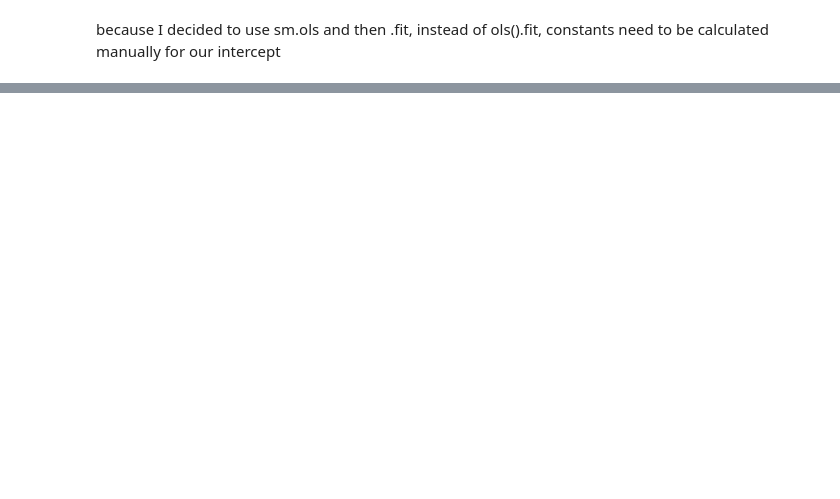
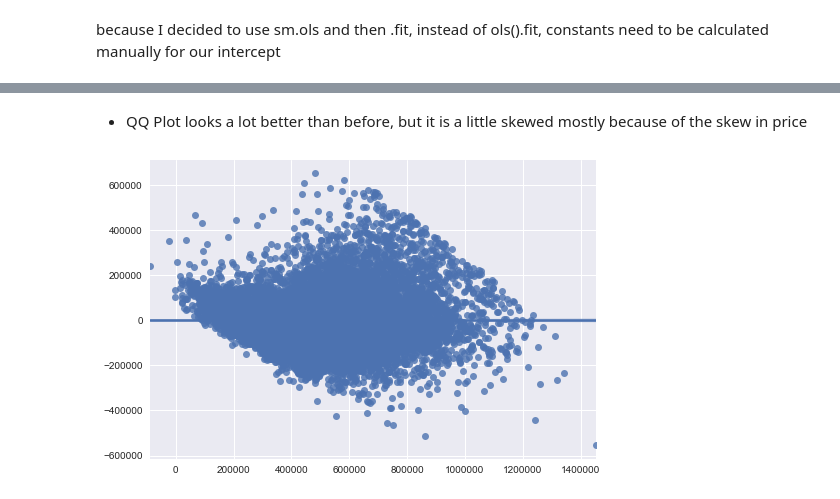
Before and after one commit to alimahzoon/King-County-House-Sales, a Jupyter notebook: Models.ipynb, the cells around one changed output, grey strips where cells are left out. Drawn from its saved outputs; the diff is of its cells as text; code cells hidden in the pictures; blank space fills up the shorter version.

```diff
--- a/Models.ipynb
+++ b/Models.ipynb
@@ -169,0 +374,6 @@ x_train
+# %% [markdown]
+* QQ Plot looks a lot better than before, but it is a little skewed mostly because of the skew in price
+# %%
+sns.regplot(x=Sec_model.predict(x_train1), y=Sec_model.resid);
+# %% [output]
+[figure, added]
```
Also changed, not shown: parts of 103 cells of this notebook, 9 other files.
